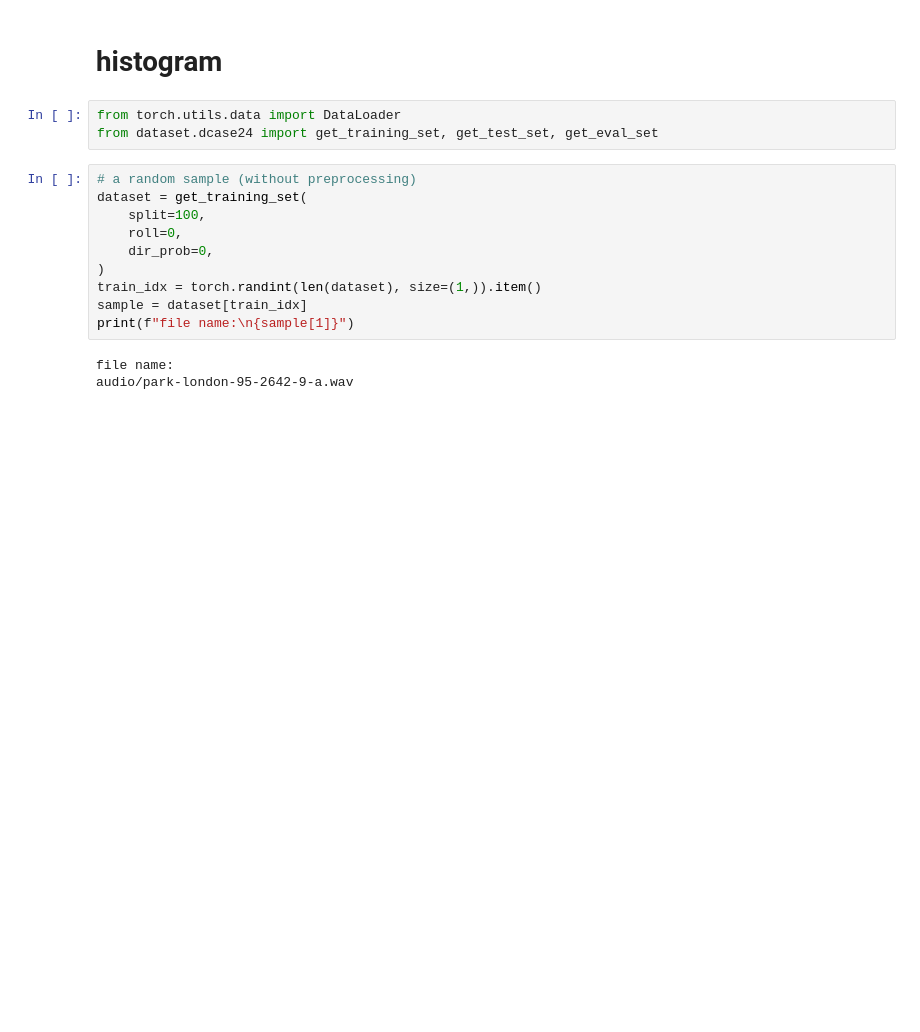
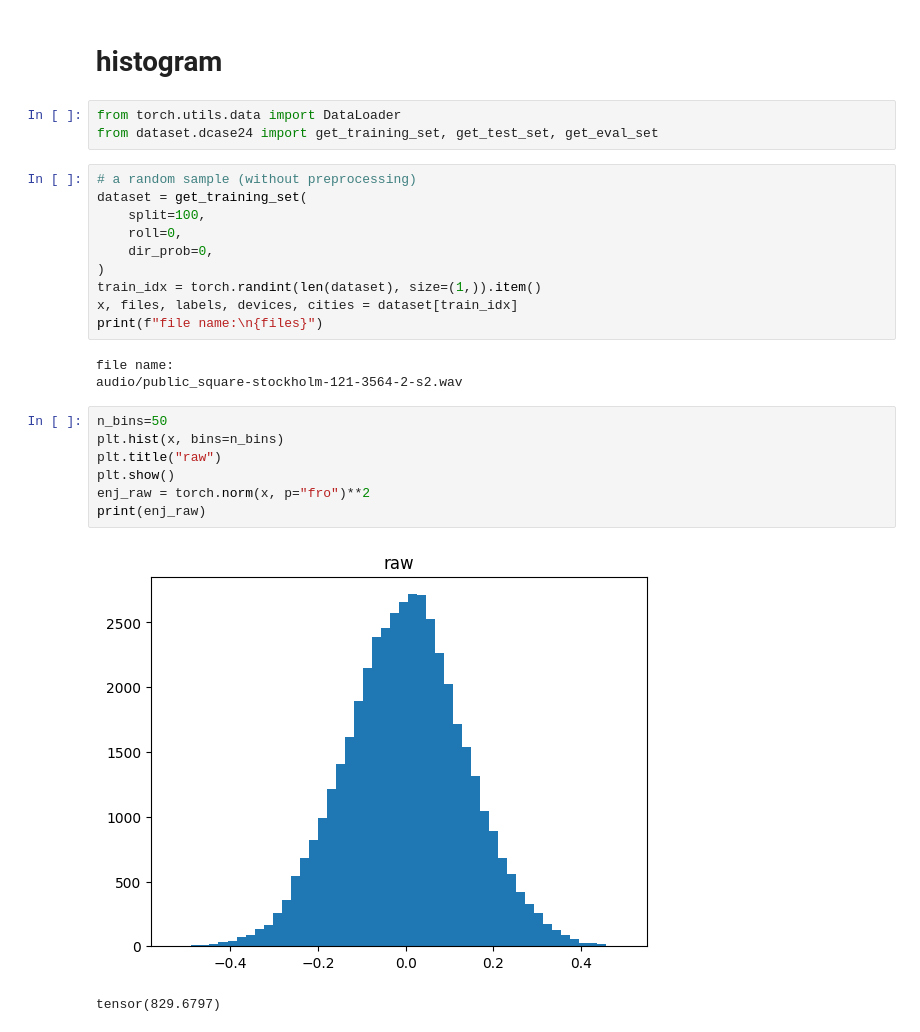
Before and after one commit to xir4n/xz2024dcase, a Jupyter notebook: experiments.ipynb, the cells around one changed output. Drawn from its saved outputs; the diff is of its cells as text; blank space fills up the shorter version.

```diff
--- a/experiments.ipynb
+++ b/experiments.ipynb
@@ -62,9 +76,19 @@ dataset = get_training_set(
     dir_prob=0,
 )
 train_idx = torch.randint(len(dataset), size=(1,)).item()
-sample = dataset[train_idx]
-print(f"file name:\n{sample[1]}")
+x, files, labels, devices, cities = dataset[train_idx]
+print(f"file name:\n{files}")
 # %% [output]
 file name:
-audio/park-london-95-2642-9-a.wav
+audio/public_square-stockholm-121-3564-2-s2.wav
+# %%
+n_bins=50
+plt.hist(x, bins=n_bins)
+plt.title("raw")
+plt.show()
+enj_raw = torch.norm(x, p="fro")**2
+print(enj_raw)
+# %% [output]
+[figure, added]
+tensor(829.6797)
 # %%
```
Also changed, not shown: parts of 10 cells of this notebook, 1 other file.
